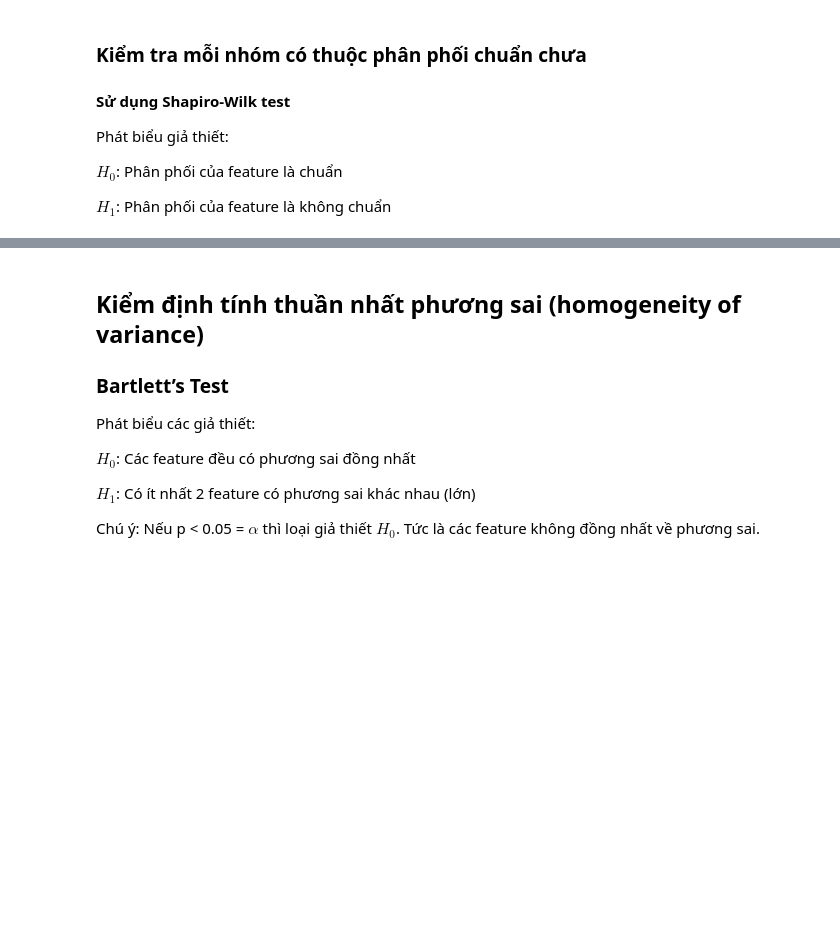
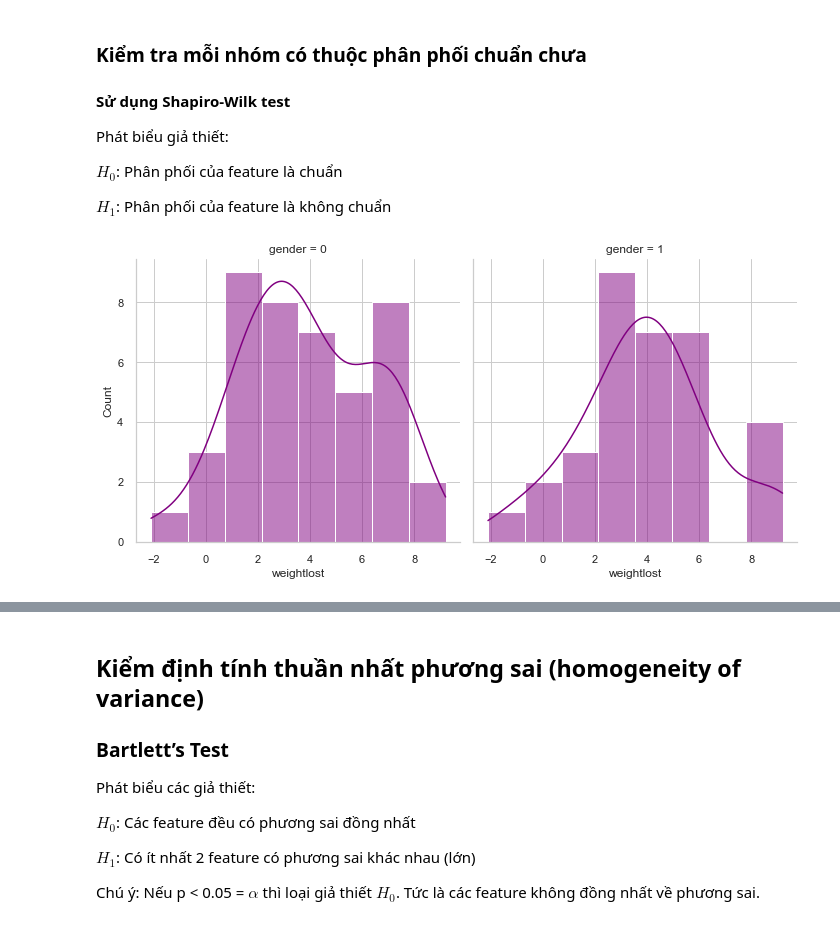
Before and after one commit to congltk1234/NhapMonKHDL, a Jupyter notebook: Đồ án PTDL/Thống kê suy diễn.ipynb, the cells around one changed output, grey strips where cells are left out. Cells and saved outputs as stored; diff of their text form; code cells hidden in the pictures; blank space fills up the shorter version.

```diff
--- a/Đồ án PTDL/Thống kê suy diễn.ipynb
+++ b/Đồ án PTDL/Thống kê suy diễn.ipynb
@@ -549,6 +564,10 @@ Phát biểu giả thiết:
 $H_0$: Phân phối của feature là chuẩn
 
 $H_1$: Phân phối của feature là không chuẩn
+# %%
+g=sns.displot(data=data42,x='weightlost',col='gender',kde=True, color='purple')
+# %% [output]
+[figure, added]
 # %%
 # Lấy mẫu ngẫu nhiên: sample(30)
 male=male.sample(30)
```
Also changed, not shown: parts of 15 cells of this notebook, 23 other files.
